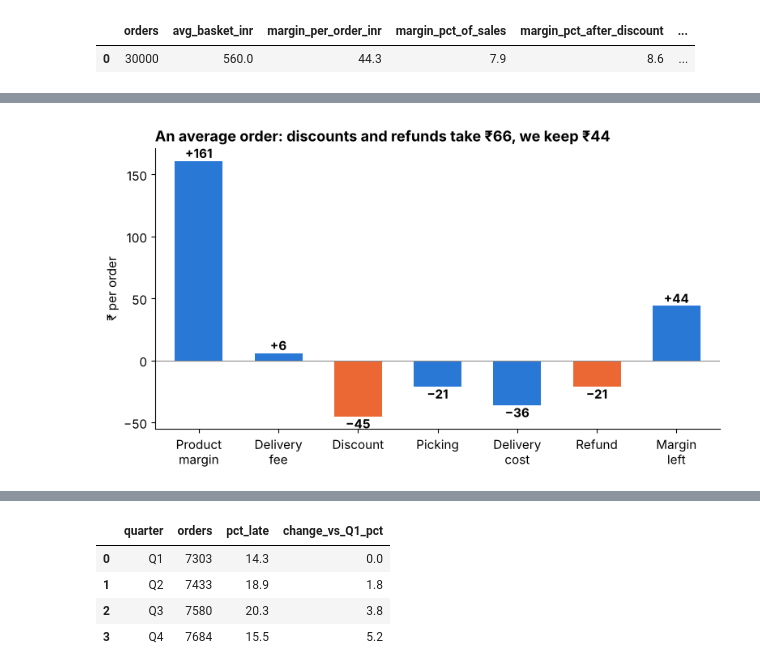
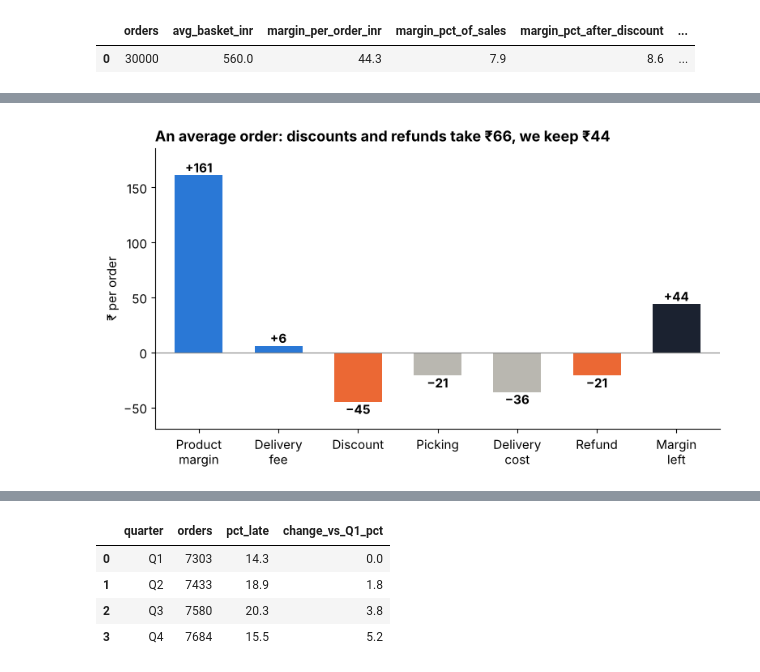
Before and after one commit to Aritra-20/swiftbasket-profitable-growth, a Jupyter notebook: notebooks/swiftbasket_analysis.ipynb, the cells around one changed output, grey strips where cells are left out. Saved outputs shown, nothing was run; the diff lists cells and outputs as text; code cells hidden in the pictures.

```diff
--- a/notebooks/swiftbasket_analysis.ipynb
+++ b/notebooks/swiftbasket_analysis.ipynb
@@ -41,14 +41,16 @@ BLUE, ORANGE, GREY = "#2a78d6", "#eb6834", "#b9b7b0"
 CHARTS = "../charts" if os.path.isdir("../charts") else "charts"
 os.makedirs(CHARTS, exist_ok=True)
 
-def bar_chart(df, x, y, title, ylabel, highlight=None, fmt="{:.0f}", fname=None):
-    colors = [ORANGE if highlight is not None and i in highlight else BLUE for i in range(len(df))]
+def bar_chart(df, x, y, title, ylabel, highlight=None, fmt="{:.0f}", fname=None, colors=None):
+    if colors is None:   # default: blue bars, orange for the ones to look at
+        colors = [ORANGE if highlight is not None and i in highlight else BLUE for i in range(len(df))]
     ax = df.plot(kind="bar", x=x, y=y, legend=False, color=colors, rot=0, width=0.6)
     for i, v in enumerate(df[y]):
         label = fmt.format(v).replace("-", "−").replace("₹−", "−₹")   # show −₹10.4, not ₹-10.4
         ax.text(i, v, label, ha="center", va="bottom" if v >= 0 else "top", fontweight="bold")
     ax.set_title(title, loc="left"); ax.set_ylabel(ylabel); ax.set_xlabel("")
     ax.axhline(0, color="#888", linewidth=0.8)
+    ax.margins(y=0.12)   # room for the labels above and below the bars
     if fname: plt.savefig(f"{CHARTS}/{fname}.png", dpi=200, bbox_inches="tight")
     plt.show()
 # %% [markdown]
@@ -228,12 +230,13 @@ money
 # %%
 steps = pd.DataFrame({
     "item": ["Product\nmargin", "Delivery\nfee", "Discount", "Picking", "Delivery\ncost", "Refund", "Margin\nleft"],
     "inr":  [money.product_margin[0], money.delivery_fee_paid_by_customer[0], -money.discount[0],
              -money.picking_cost[0], -money.delivery_cost[0], -money.refund[0], money.margin_left[0]]})
 bar_chart(steps, "item", "inr", "An average order: discounts and refunds take ₹66, we keep ₹44",
-          "₹ per order", highlight=[2, 5], fmt="{:+.0f}", fname="1_where_the_money_goes")
+          "₹ per order", fmt="{:+.0f}", fname="1_where_the_money_goes",
+          colors=[BLUE, BLUE, ORANGE, GREY, GREY, ORANGE, "#1b2230"])   # money in = blue, costs = grey, discounts and refunds = orange, what's left = dark
 # %% [output]
-[figure, old version]
+[figure, new version]
 # %%
 df = run("""
 SELECT COUNT(*)                                                       AS customers,
```
Also changed, not shown: parts of 5 cells of this notebook, 6 other files.
